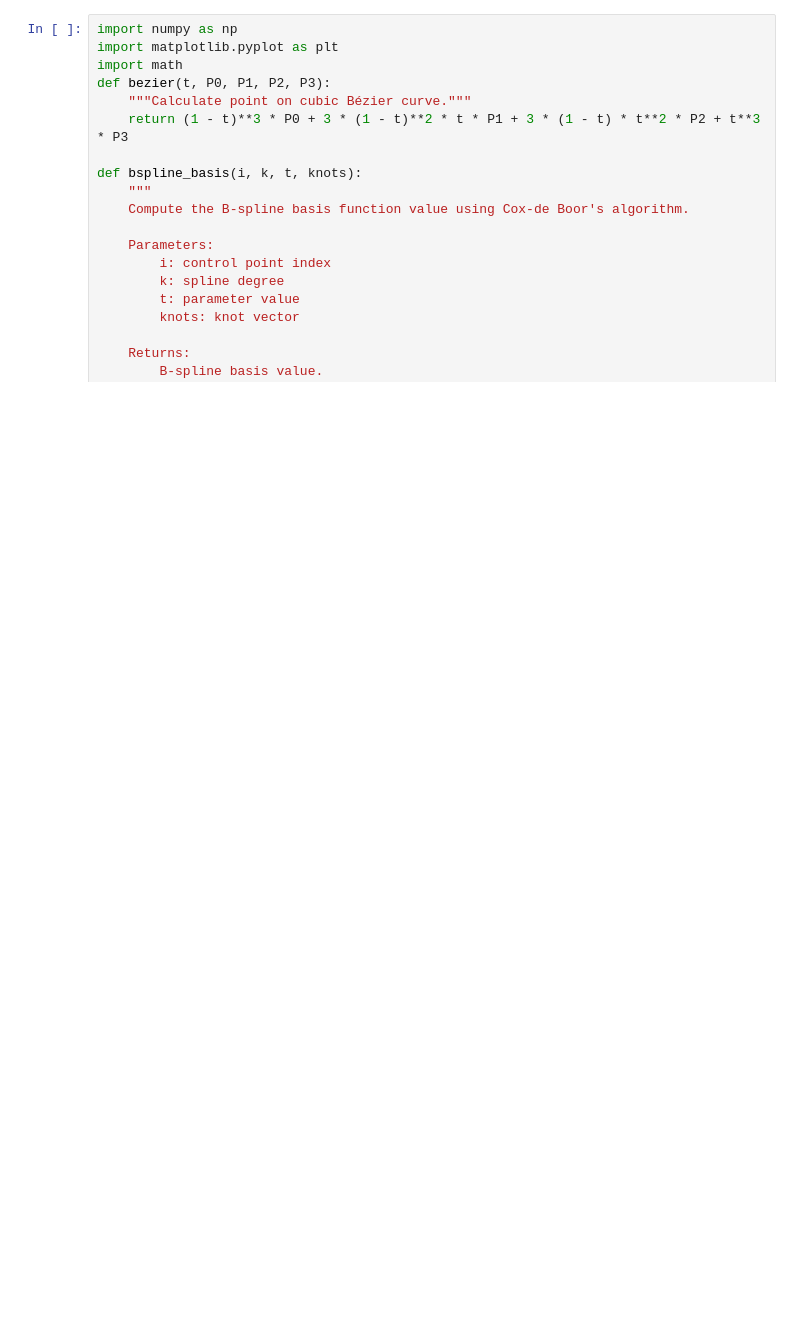
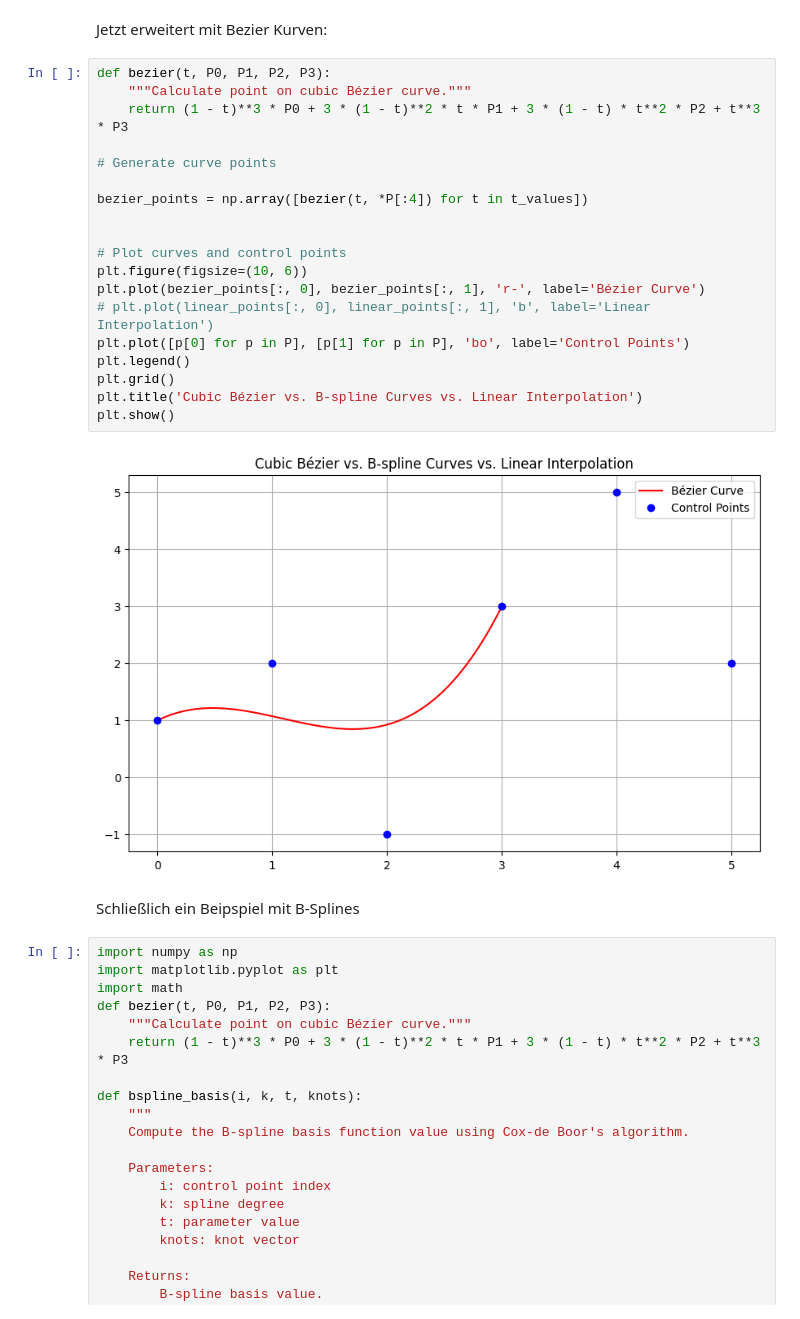
Before and after one commit to dimo3d/CGI_course_materials, a Jupyter notebook: content/Bezier.ipynb, the cells around one changed output. Drawn from its saved outputs; the diff is of its cells as text; blank space fills up the shorter version.

Commit message:
Text zu Bezierbeispiel

```diff
--- a/content/Bezier.ipynb
+++ b/content/Bezier.ipynb
@@ -1,3 +52,28 @@
+# %% [markdown]
+Jetzt erweitert mit Bezier Kurven:
+# %%
+def bezier(t, P0, P1, P2, P3):
+    """Calculate point on cubic Bézier curve."""
+    return (1 - t)**3 * P0 + 3 * (1 - t)**2 * t * P1 + 3 * (1 - t) * t**2 * P2 + t**3 * P3
+
+# Generate curve points
+
+bezier_points = np.array([bezier(t, *P[:4]) for t in t_values])
+
+
+# Plot curves and control points
+plt.figure(figsize=(10, 6))
+plt.plot(bezier_points[:, 0], bezier_points[:, 1], 'r-', label='Bézier Curve')
+# plt.plot(linear_points[:, 0], linear_points[:, 1], 'b', label='Linear Interpolation')
+plt.plot([p[0] for p in P], [p[1] for p in P], 'bo', label='Control Points')
+plt.legend()
+plt.grid()
+plt.title('Cubic Bézier vs. B-spline Curves vs. Linear Interpolation')
+plt.show()
+# %% [output]
+[figure, added]
+# %% [markdown]
+Schließlich ein Beipspiel mit B-Splines
 # %%
 import numpy as np
 import matplotlib.pyplot as plt
```
Also changed, not shown: parts of 2 cells of this notebook.
